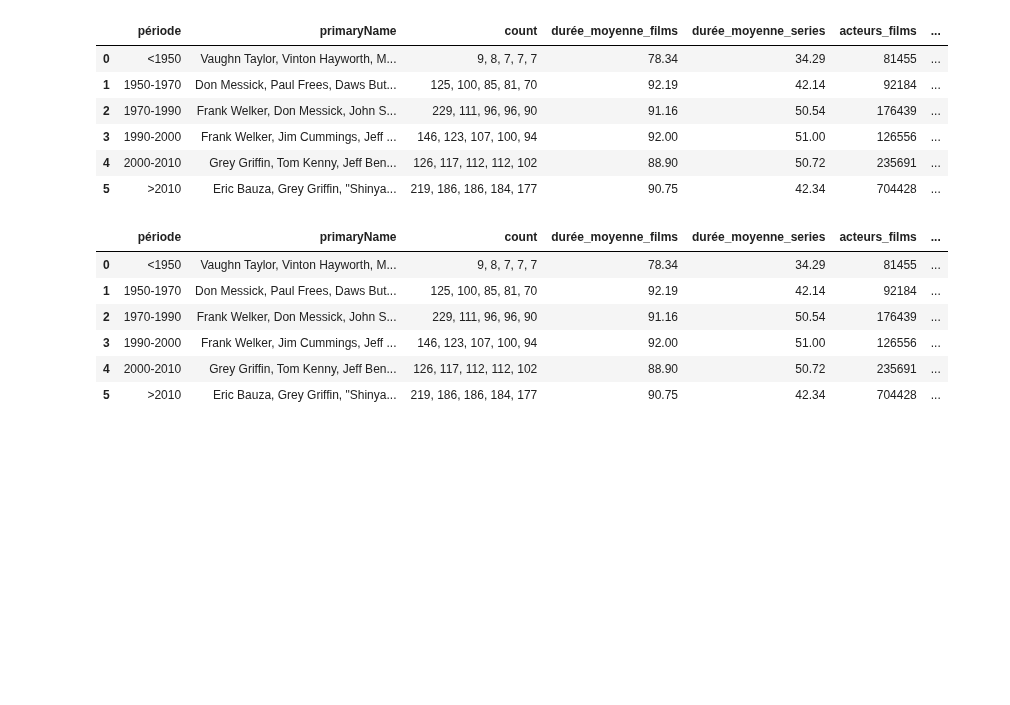
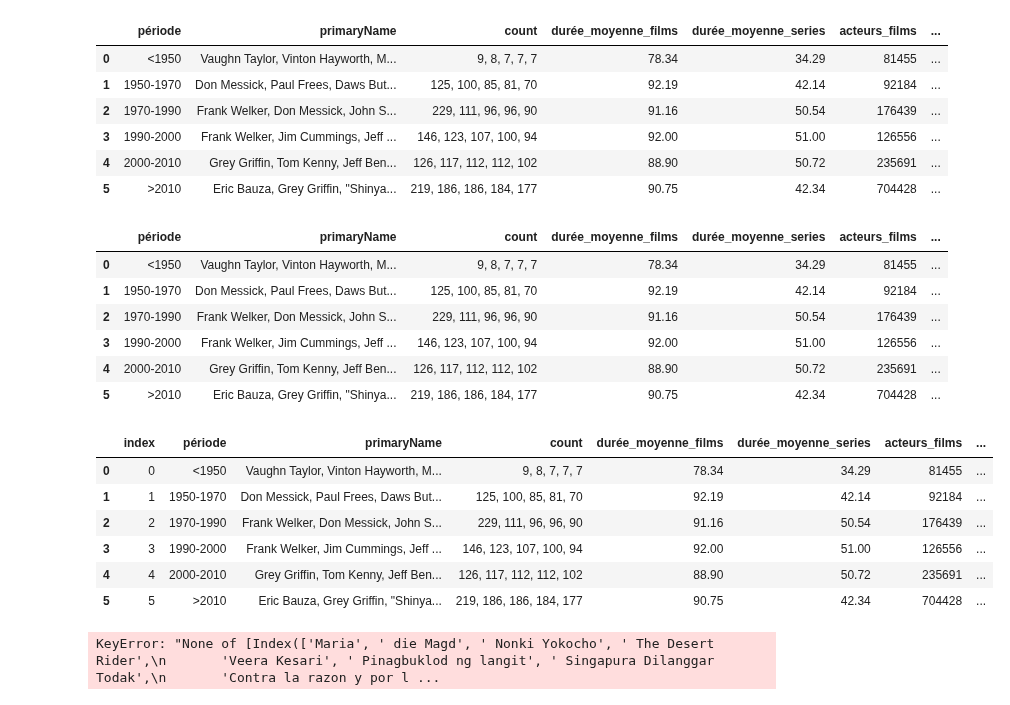
Before and after one commit to aurelieDANIEL2003/projet2_AAA, a Jupyter notebook: Dataset_KPI.ipynb, the cells around one changed output. Cells and saved outputs as stored; diff of their text form; code cells hidden in the pictures; blank space fills up the shorter version.

```diff
--- a/Dataset_KPI.ipynb
+++ b/Dataset_KPI.ipynb
@@ -172,3 +188,19 @@ df_final_KPI
 | 3 | 1990-2000 | Frank Welker, Jim Cummings, Jeff ... | 146, 123, 107, 100, 94 | 92.00 | 51.00 | 126556 | ... |
 | 4 | 2000-2010 | Grey Griffin, Tom Kenny, Jeff Ben... | 126, 117, 112, 112, 102 | 88.90 | 50.72 | 235691 | ... |
 | 5 | >2010 | Eric Bauza, Grey Griffin, "Shinya... | 219, 186, 186, 184, 177 | 90.75 | 42.34 | 704428 | ... |
+# %%
+df_final_KPI = df_final_KPI.assign(Top_3_films=df_final_KPI['Top 3 films'].str.split(','))
+df_final_KPI = df_final_KPI.explode('Top 3 films').reset_index()  # Une ligne par titre associé
+df_final_KPI
+# %% [output]
+|  | index | période | primaryName | count | durée_moyenne_films | durée_moyenne_series | acteurs_films | ... |
+| 0 | 0 | <1950 | Vaughn Taylor, Vinton Hayworth, M... | 9, 8, 7, 7, 7 | 78.34 | 34.29 | 81455 | ... |
+| 1 | 1 | 1950-1970 | Don Messick, Paul Frees, Daws But... | 125, 100, 85, 81, 70 | 92.19 | 42.14 | 92184 | ... |
+| 2 | 2 | 1970-1990 | Frank Welker, Don Messick, John S... | 229, 111, 96, 96, 90 | 91.16 | 50.54 | 176439 | ... |
+| 3 | 3 | 1990-2000 | Frank Welker, Jim Cummings, Jeff ... | 146, 123, 107, 100, 94 | 92.00 | 51.00 | 126556 | ... |
+| 4 | 4 | 2000-2010 | Grey Griffin, Tom Kenny, Jeff Ben... | 126, 117, 112, 112, 102 | 88.90 | 50.72 | 235691 | ... |
+| 5 | 5 | >2010 | Eric Bauza, Grey Griffin, "Shinya... | 219, 186, 186, 184, 177 | 90.75 | 42.34 | 704428 | ... |
+# %%
+df_final_KPI = df_final_KPI[df_final_KPI['Top_3_films'].explode()]
+# %% [output]
+KeyError: "None of [Index(['Maria', ' die Magd', ' Nonki Yokocho', ' The Desert Rider',\n       'Veera Kesari', ' Pinagbuklod ng langit', ' Singapura Dilanggar Todak',\n       'Contra la razon y por l ...
```
Also changed, not shown: parts of 2 cells of this notebook, 1 other file.
